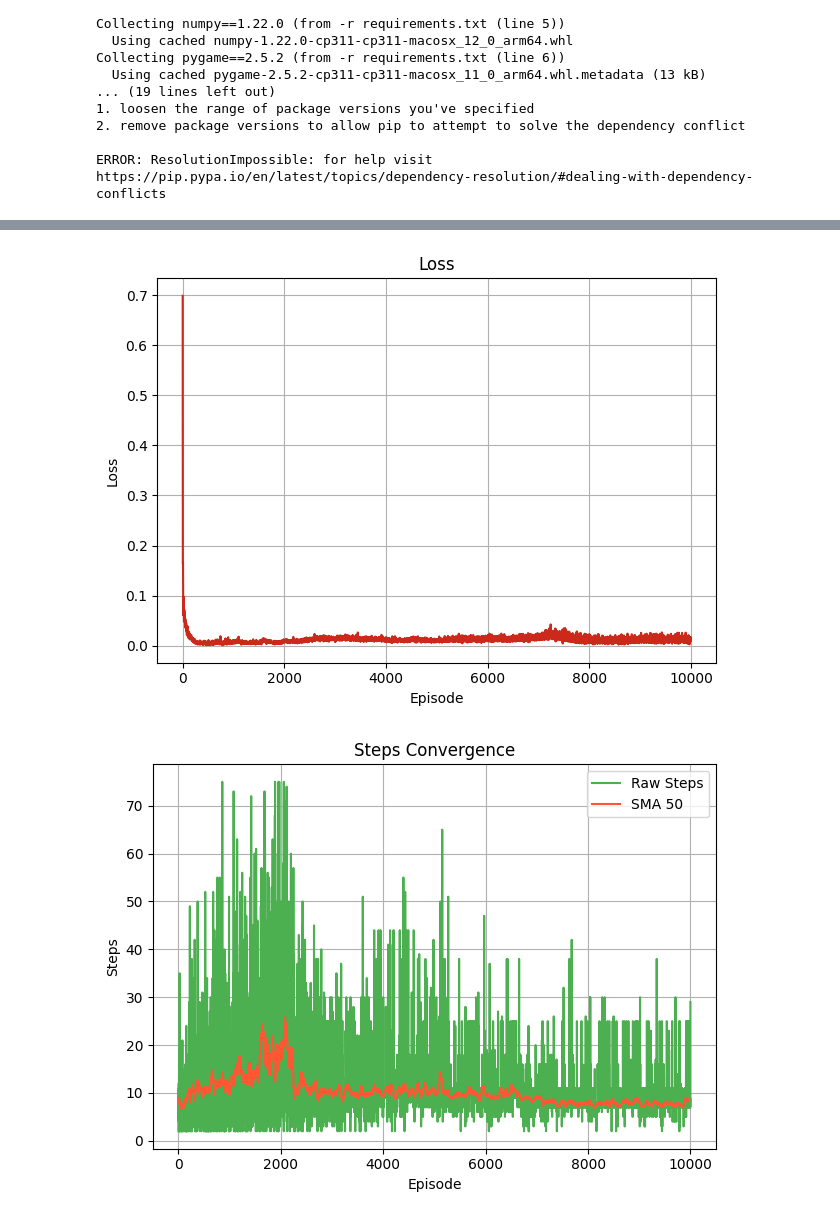
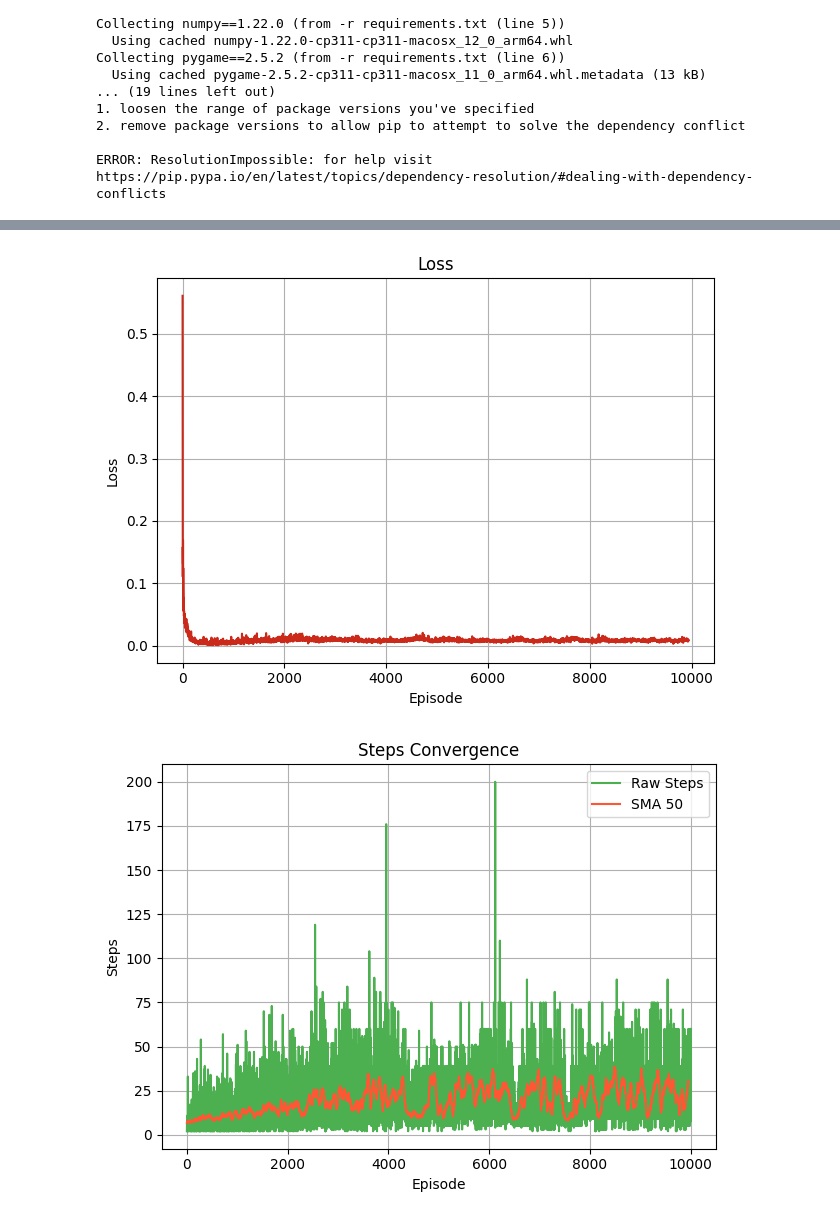
Before and after one commit to ShellyLeee/STA303-24F-Project, a Jupyter notebook: frozenlake_dqn.ipynb, the cells around one changed output, grey strips where cells are left out. Cells and saved outputs as stored; diff of their text form; code cells hidden in the pictures.

```diff
--- a/forzenlake_dqn.ipynb
+++ b/frozenlake_dqn.ipynb
@@ -231,7 +240,7 @@ class Trainer:
         Train the agent for a specified number of episodes
         """
         total_steps = 0
-        standard_value = 0.77  # Standard value to compare rewards
+        standard_value = 0.66  # Standard value to compare rewards
 
         for episode in range(1, self.hyperparams['max_episodes'] + 1):
             state, _ = self.env.reset(seed=seed)
@@ -397,28 +406,6 @@ class Trainer:
         plt.close()
 
 
-        # 方差标准图形
-        """
-        Plot the variance (reward vs standard value) vs episode with moving average smoothing
-        """
-        sma_variance = self.moving_average(self.variance_history, 50)  # Apply SMA with window size of 50
-
-        plt.figure()
-        plt.title("Variance between Reward and Standard Value (0.77) over Episodes (SMA50 Smoothed)")
-        plt.plot(sma_variance, label='SMA50 Variance', color='red')
-        plt.xlabel("Episode")
-        plt.ylabel("Variance")
-        plt.legend()
-        os.makedirs(self.hyperparams['plot_dir'], exist_ok=True)
-        plt.savefig(os.path.join(self.hyperparams['plot_dir'], 'variance_sma50_plot.png'), format='png', dpi=600, bbox_inches='tight')
-        plt.tight_layout()
-        plt.grid(True)
-        plt.show()
-        plt.clf()
-        plt.close()
-
-
-
 # Main Function to Set Up and Train/Test the Model
 if __name__ == "__main__":
     method_name = "dqn"
@@ -446,7 +433,7 @@ if __name__ == "__main__":
         "train_episodes": train_episodes,
         "max_steps": 200,
         "render": render,
-        "epsilon_max": 0.8 if train_mode else -1,
+        "epsilon_max": 0.999 if train_mode else -1,
         "epsilon_min": 0.01,
         "epsilon_decay": 0.999,
         "memory_capacity": 4000 if train_mode else 0,
@@ -500,2 +487,2 @@ Average reward of the last 100 episodes: 0.77
-[figure, old version]
+[figure, new version]
-[figure, old version]
+[figure, new version]
```
Also changed, not shown: parts of 5 cells of this notebook, 7 other files.
